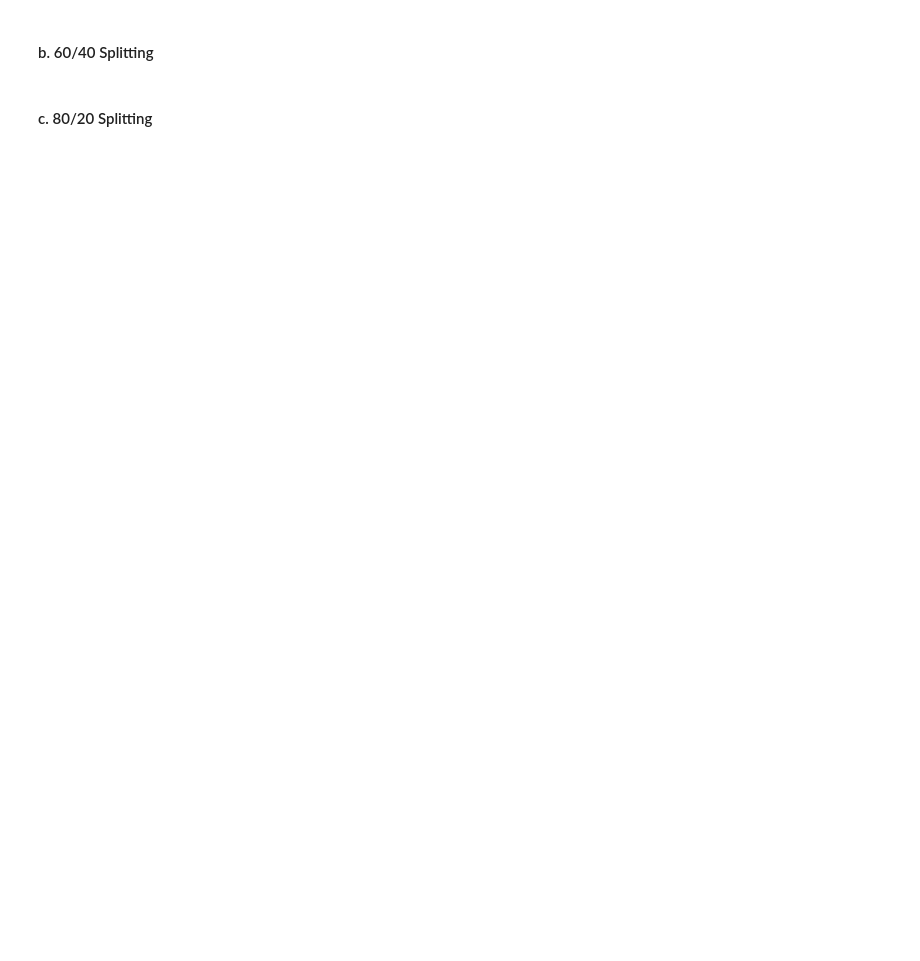
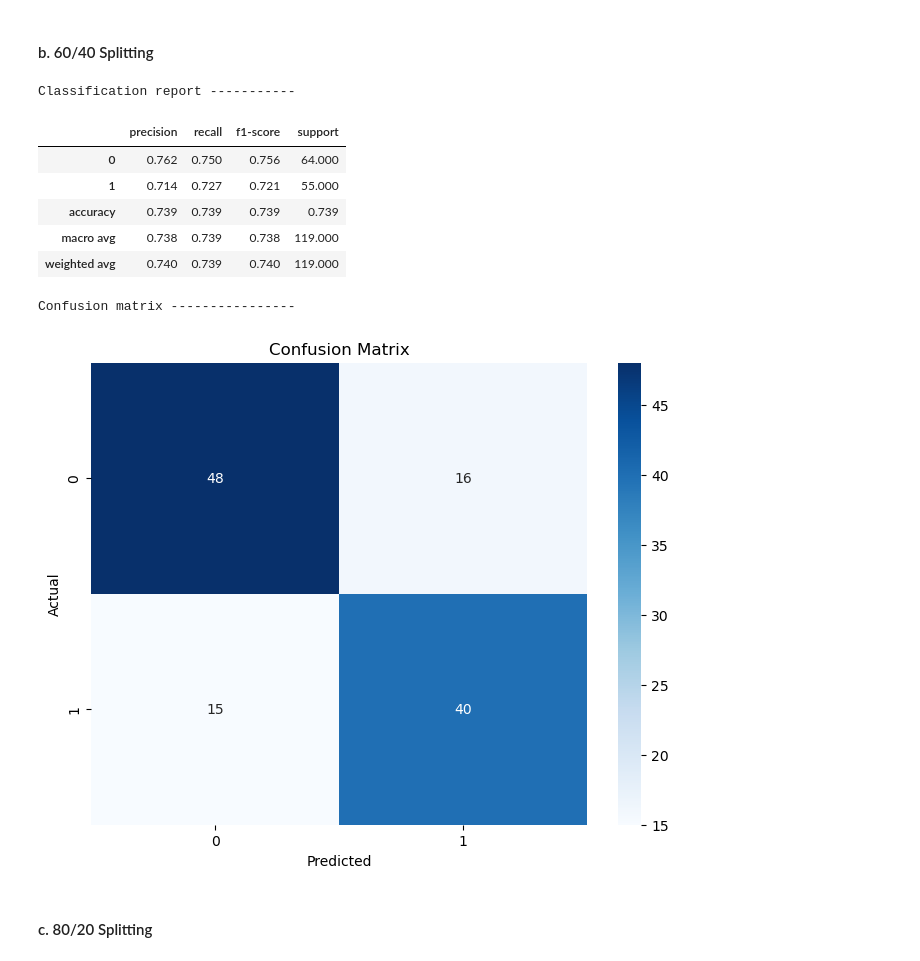
Before and after one commit to baobean/CSC14003-DecisionTree, a Jupyter notebook: heart_disease.ipynb, the cells around one changed output. Drawn from its saved outputs; the diff is of its cells as text; code cells hidden in the pictures; blank space fills up the shorter version.

```diff
--- a/heart_disease.ipynb
+++ b/heart_disease.ipynb
@@ -210,4 +239,16 @@ graphs['90/10']
 # %% [markdown]
 #### b. 60/40 Splitting
+# %%
+display_evaluation('60/40')
+# %% [output]
+Classification report -----------
+|  | precision | recall | f1-score | support |
+| 0 | 0.762 | 0.750 | 0.756 | 64.000 |
+| 1 | 0.714 | 0.727 | 0.721 | 55.000 |
+| accuracy | 0.739 | 0.739 | 0.739 | 0.739 |
+| macro avg | 0.738 | 0.739 | 0.738 | 119.000 |
+| weighted avg | 0.740 | 0.739 | 0.740 | 119.000 |
+Confusion matrix ----------------
+[figure, added]
 # %% [markdown]
 #### c. 80/20 Splitting
```
Also changed, not shown: parts of 16 cells of this notebook.
